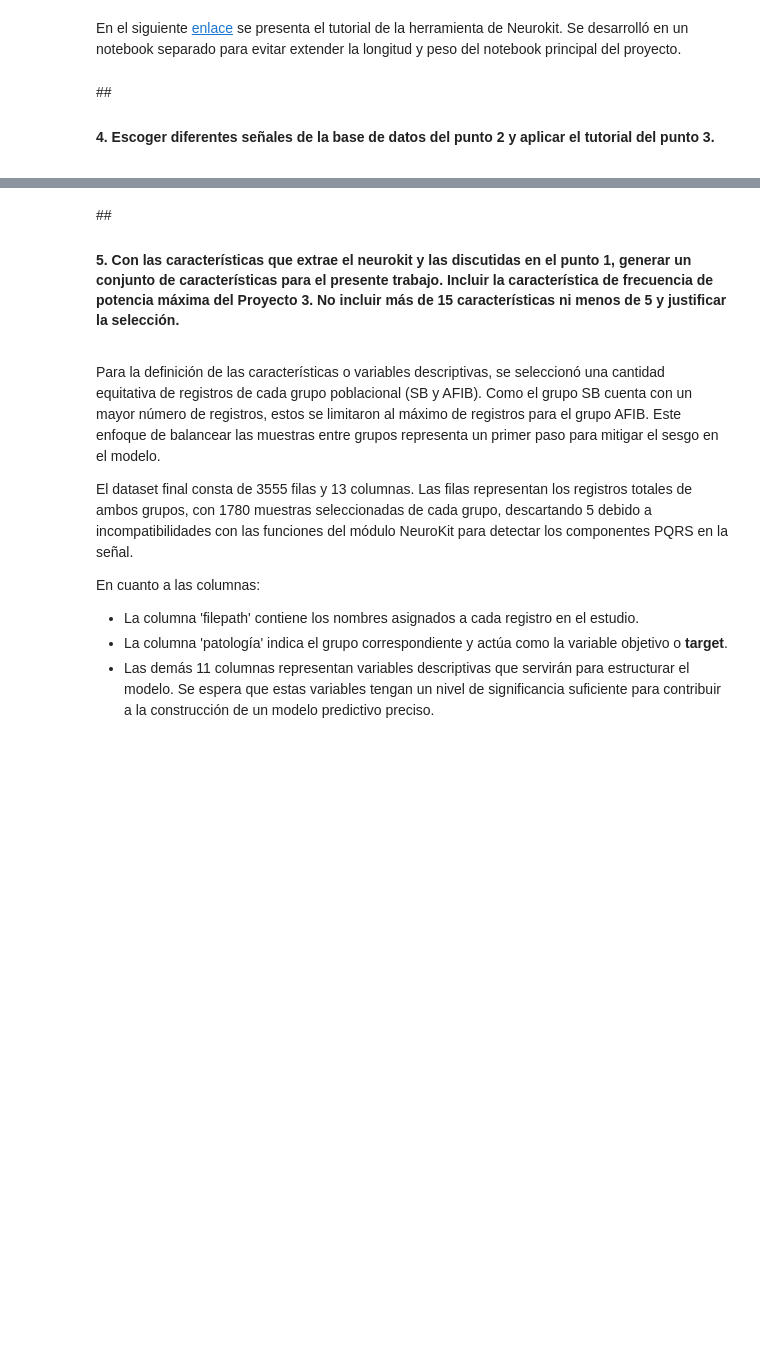
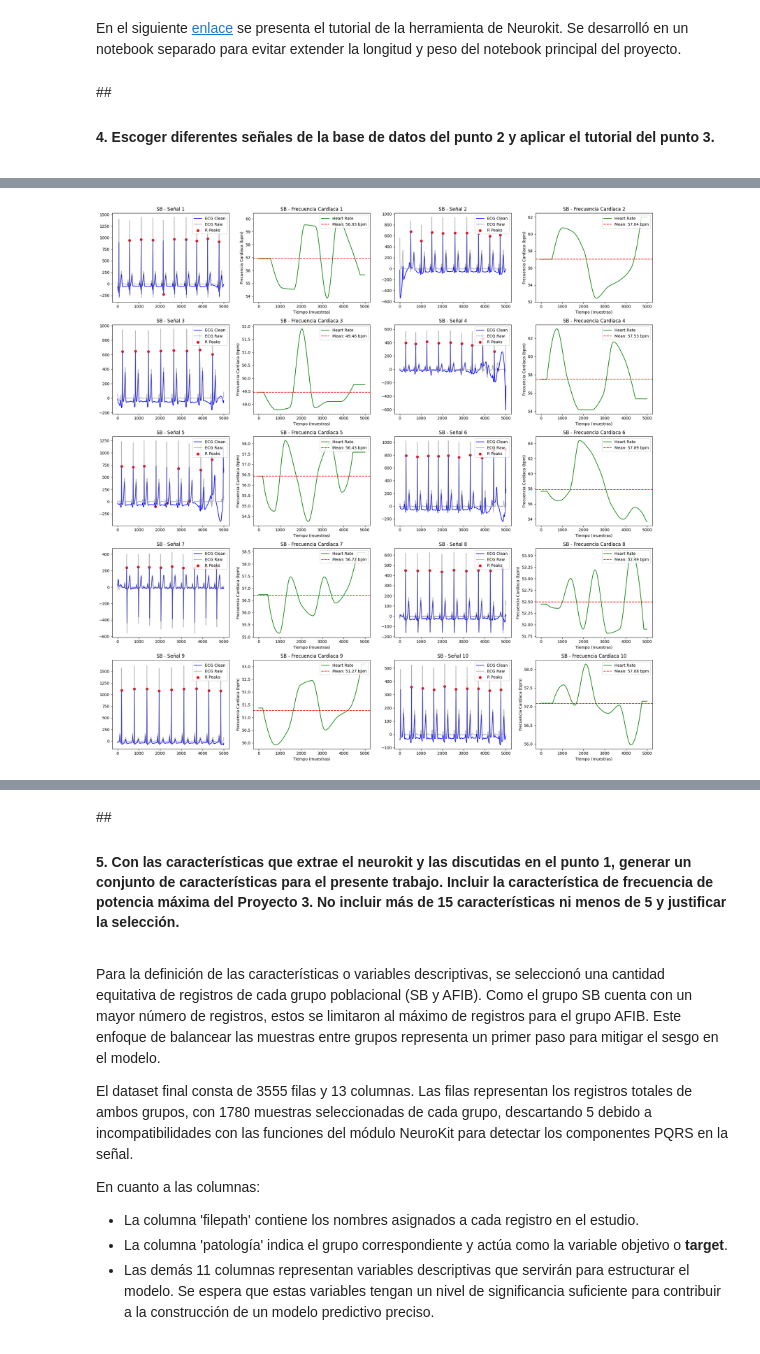
Before and after one commit to marianayarce1224/lab_biosenales, a Jupyter notebook: PROYECTO4/Proyecto4_G3.ipynb, the cells around one changed output, grey strips where cells are left out. Drawn from its saved outputs; the diff is of its cells as text; code cells hidden in the pictures; blank space fills up the shorter version.

```diff
--- a/PROYECTO4/Proyecto4_G3.ipynb
+++ b/PROYECTO4/Proyecto4_G3.ipynb
@@ -98,3 +116,53 @@ En el siguiente <a href="https://colab.research.google.com/drive/1SpqfKQ0kLXfAtI
 # %%
 import neurokit2 as nk
 import os
+# %%
+ruta_SB = '/content/drive/MyDrive/ECGDataDenoised/SB/'
+lista_archivos_SB = glob.glob(ruta_SB + '*.csv')[:10]
+
+ruta_AFIB = '/content/drive/MyDrive/ECGDataDenoised/AFIB/'
+lista_archivos_AFIB = glob.glob(ruta_AFIB + '*.csv')[:10]
+def procesar_ecg(filepath):
+    try:
+        datos = pd.read_csv(filepath, header=None, names=['ECG'])
+        signal_ekg = datos['ECG'].values
+        signals, info = nk.ecg_process(signal_ekg, sampling_rate=500, method='neurokit')
+        return signal_ekg, signals, info
+    except Exception as e:
+        print(f"Error procesando archivo {filepath}: {e}")
+        return None, None, None
+
+def graficar_ecg_y_frecuencia(lista_archivos, titulo):
+    fig, axes = plt.subplots(5, 4, figsize=(20, 20))  # Crear subplots para ECG y frecuencia
+    axes = axes.reshape(5, 2, 2)  # Organizar los ejes en pares (ECG, Frecuencia)
+    for i, archivo in enumerate(lista_archivos):
+        if i >= 10:
+            break
+
+        signal_ekg, signals, info = procesar_ecg(archivo)
+        if signals is not None and info is not None:
+            rpeaks = info['ECG_R_Peaks']
+            heart_rate = nk.ecg_rate(rpeaks, sampling_rate=500, desired_length=len(signals['ECG_Clean']))
+            average_rate = np.mean(heart_rate)
+            row, col = divmod(i, 2)
+            # picos R
+            ax_ecg = axes[row, col, 0]
+            ax_ecg.plot(signals['ECG_Clean'], label='ECG Clean', color='blue')
+            ax_ecg.plot(signals['ECG_Raw'], label='ECG Raw', alpha=0.6, color='gray')
+            ax_ecg.scatter(rpeaks, signals['ECG_Clean'][rpeaks], color='red', label='R Peaks')
+            ax_ecg.set_title(f'{titulo} - Señal {i + 1}')
+            ax_ecg.legend(loc='upper right')
+            # Frecuencia Cardiaca
+            ax_hr = axes[row, col, 1]
+            ax_hr.plot(heart_rate, label='Heart Rate', color='green')
+            ax_hr.axhline(y=average_rate, color='red', linestyle='--', label=f'Mean: {average_rate:.2f} bpm')  # Línea horizontal para el promedio
+            ax_hr.set_title(f'{titulo} - Frecuencia Cardíaca {i + 1}')
+            ax_hr.set_xlabel('Tiempo (muestras)')
+            ax_hr.set_ylabel('Frecuencia Cardíaca (bpm)')
+            ax_hr.legend(loc='upper right')
+
+    plt.tight_layout()
+    plt.show()
+graficar_ecg_y_frecuencia(lista_archivos_SB, "SB")
+# %% [output]
+[figure, added]
```
Also changed, not shown: parts of 21 cells of this notebook.
